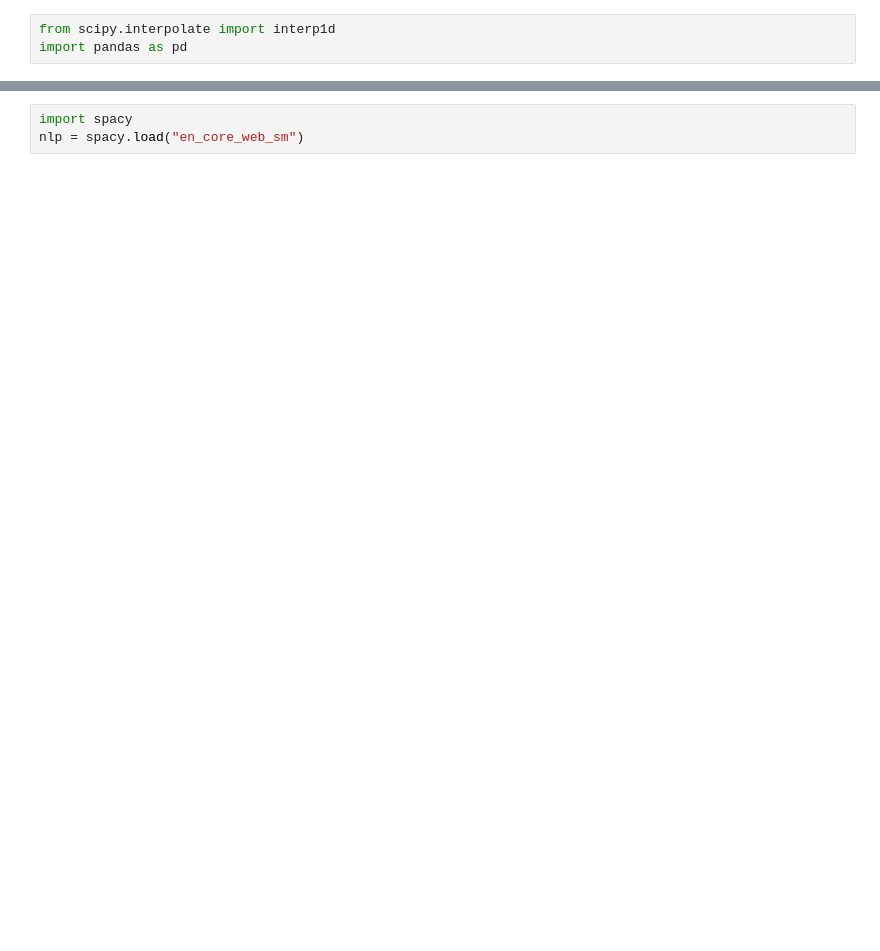
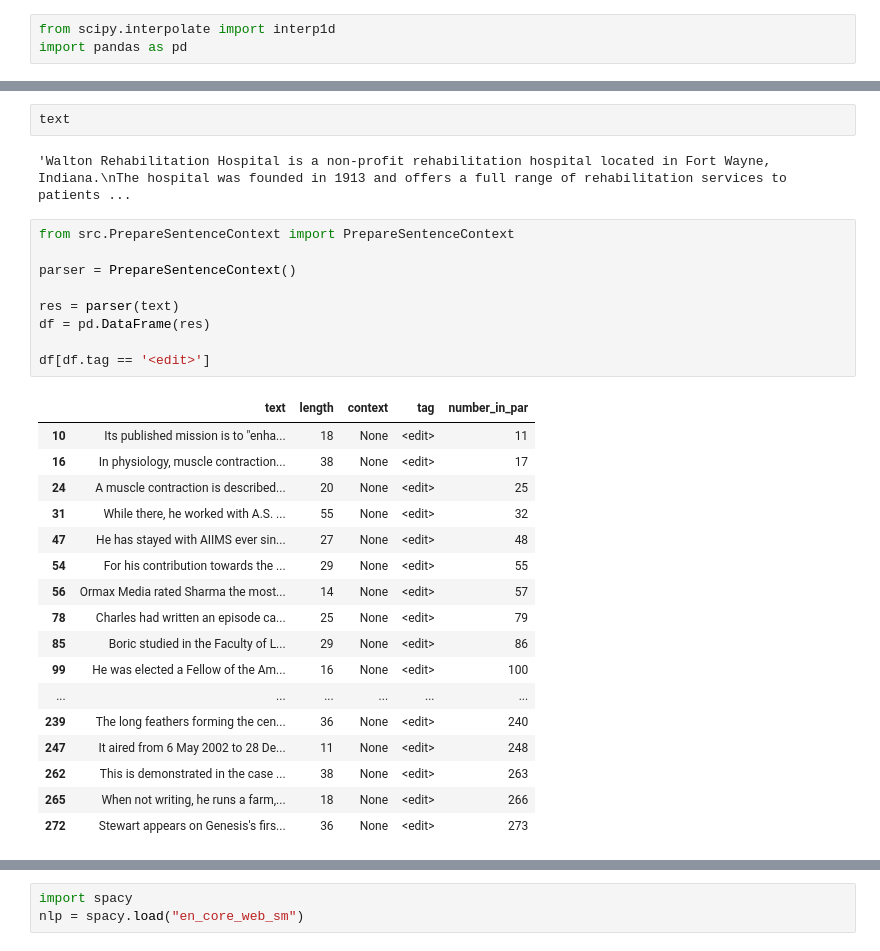
Before and after one commit to bzimbler/Boaz-detectLM, a Jupyter notebook: prepare_training_data.ipynb, the cells around one changed output, grey strips where cells are left out. Cells and saved outputs as stored; diff of their text form; blank space fills up the shorter version.

```diff
--- a/prepare_training_data.ipynb
+++ b/prepare_training_data.ipynb
@@ -41,0 +47,31 @@ for d in dataset['train']:
+# %%
+text
+# %% [output]
+'Walton Rehabilitation Hospital is a non-profit rehabilitation hospital located in Fort Wayne, Indiana.\nThe hospital was founded in 1913 and offers a full range of rehabilitation services to patients ...
+# %%
+from src.PrepareSentenceContext import PrepareSentenceContext
+
+parser = PrepareSentenceContext()
+
+res = parser(text)
+df = pd.DataFrame(res)
+
+df[df.tag == '<edit>']
+# %% [output]
+|  | text | length | context | tag | number_in_par |
+| 10 | Its published mission is to "enha... | 18 | None | <edit> | 11 |
+| 16 | In physiology, muscle contraction... | 38 | None | <edit> | 17 |
+| 24 | A muscle contraction is described... | 20 | None | <edit> | 25 |
+| 31 | While there, he worked with A.S. ... | 55 | None | <edit> | 32 |
+| 47 | He has stayed with AIIMS ever sin... | 27 | None | <edit> | 48 |
+| 54 | For his contribution towards the ... | 29 | None | <edit> | 55 |
+| 56 | Ormax Media rated Sharma the most... | 14 | None | <edit> | 57 |
+| 78 | Charles had written an episode ca... | 25 | None | <edit> | 79 |
+| 85 | Boric studied in the Faculty of L... | 29 | None | <edit> | 86 |
+| 99 | He was elected a Fellow of the Am... | 16 | None | <edit> | 100 |
+| ... | ... | ... | ... | ... | ... |
+| 239 | The long feathers forming the cen... | 36 | None | <edit> | 240 |
+| 247 | It aired from 6 May 2002 to 28 De... | 11 | None | <edit> | 248 |
+| 262 | This is demonstrated in the case ... | 38 | None | <edit> | 263 |
+| 265 | When not writing, he runs a farm,... | 18 | None | <edit> | 266 |
+| 272 | Stewart appears on Genesis's firs... | 36 | None | <edit> | 273 |
```
Also changed, not shown: parts of 52 cells of this notebook, 22 other files.
